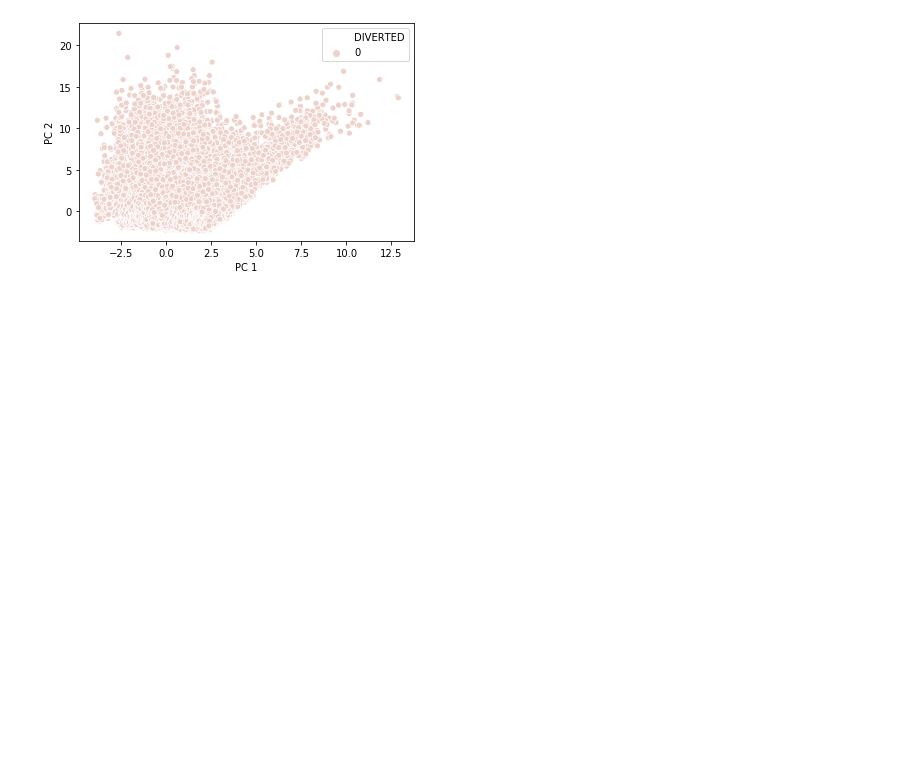
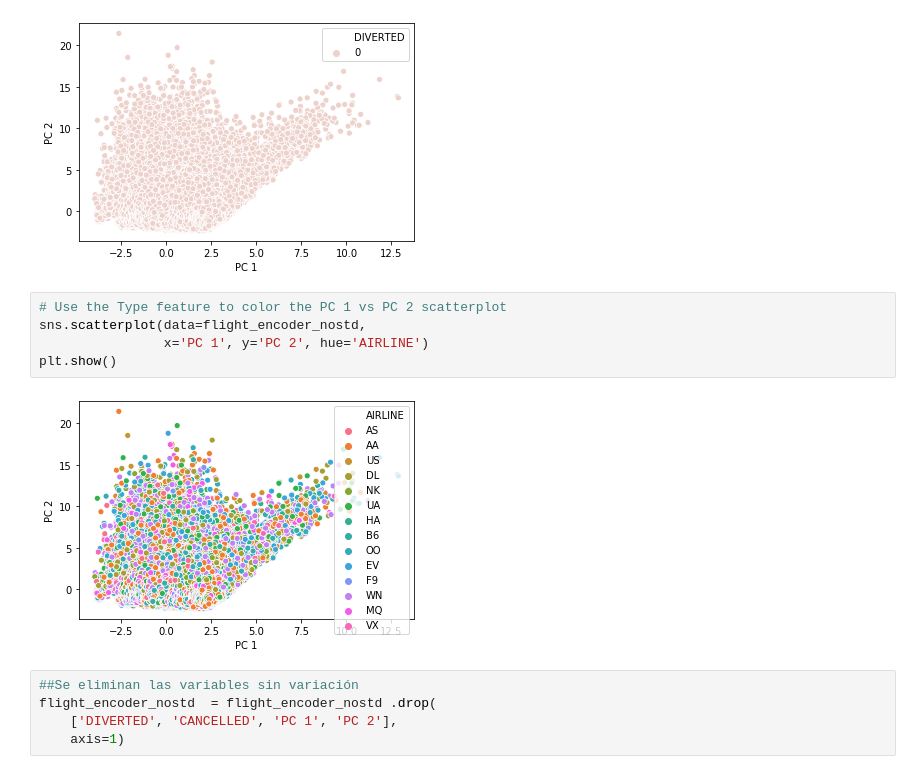
Before and after one commit to afarboledac/CRP_FLIGHT_DELAYS_ANALYSIS, a Jupyter notebook: TrabajoFinal.ipynb, the cells around one changed output. Drawn from its saved outputs; the diff is of its cells as text; blank space fills up the shorter version.

```diff
--- a/TrabajoFinal.ipynb
+++ b/TrabajoFinal.ipynb
@@ -321,3 +322,15 @@ sns.scatterplot(data=flight_encoder_nostd,
 plt.show()
 # %% [output]
 [figure]
+# %%
+# Use the Type feature to color the PC 1 vs PC 2 scatterplot
+sns.scatterplot(data=flight_encoder_nostd,
+                x='PC 1', y='PC 2', hue='AIRLINE')
+plt.show()
+# %% [output]
+[figure, added]
+# %%
+##Se eliminan las variables sin variación
+flight_encoder_nostd  = flight_encoder_nostd .drop(
+    ['DIVERTED', 'CANCELLED', 'PC 1', 'PC 2'],
+    axis=1)
```
Also changed, not shown: parts of 16 cells of this notebook.
